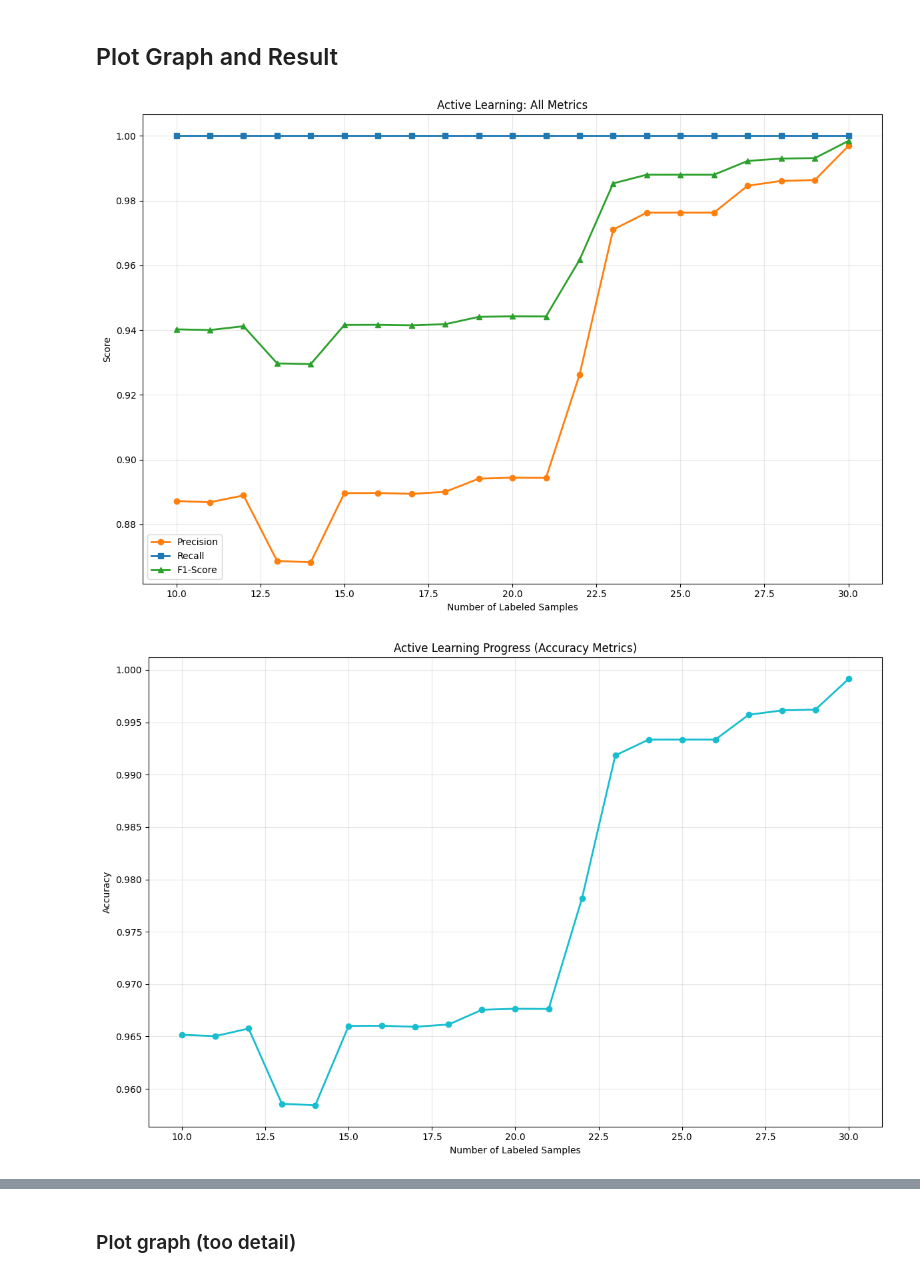
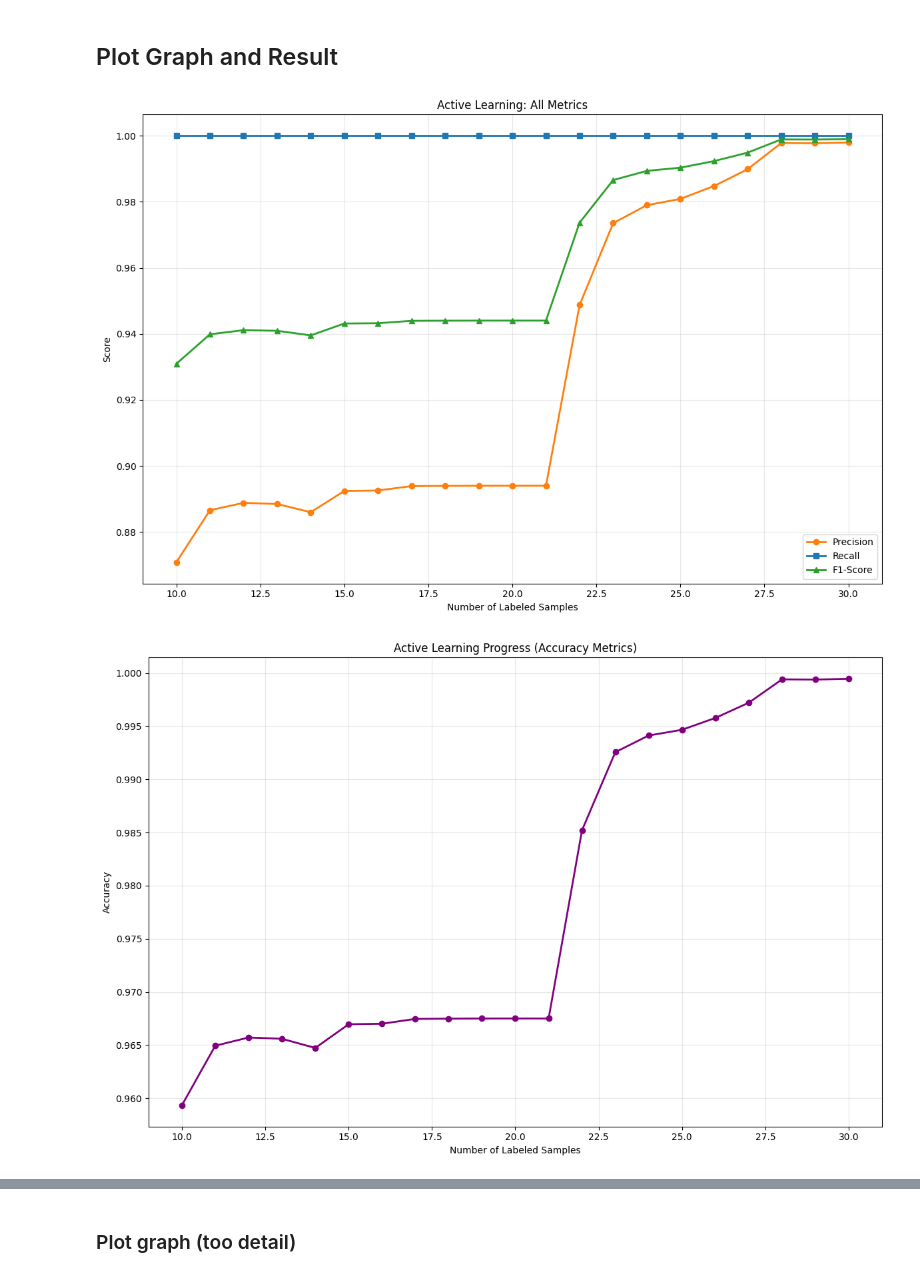
Before and after one commit to natthapong2100/demographic-linkage-active-learning, a Jupyter notebook: code-modal-clean500k.ipynb, the cells around one changed output, grey strips where cells are left out. Saved outputs shown, nothing was run; the diff lists cells and outputs as text; code cells hidden in the pictures.

Commit message:
modAL with showing uncertainty

```diff
--- a/code-modal-clean500k.ipynb
+++ b/code-modal-clean500k.ipynb
@@ -1084,7 +1081,7 @@ print("Initializing Active Learner...")
 
 # Use Random Forest as base estimator
 rf_al = RandomForestClassifier(
-    n_estimators=100,
+    n_estimators=300,
     max_depth=10,
     min_samples_split=4,
     min_samples_leaf=2,
@@ -1156,7 +1153,6 @@ Initial performance (with 10 samples):
 - we do another 20 loop iterations
 - 1 loop per 1 data point
 # %%
-
 # Active learning iterations
 for iteration in range(n_queries):
     print(f"\nIteration {iteration + 1}/{n_queries}")
@@ -1169,6 +1165,12 @@ for iteration in range(n_queries):
 
     # Query the most uncertain sample
     query_idx, query_instance = learner.query(X_unlabeled, n_instances=1)
+
+    # Get model's prediction probability BEFORE teaching
+    pred_proba = learner.predict_proba(query_instance.reshape(1, -1))[0]
+    uncertainty = 1 - np.max(pred_proba)  # Uncertainty measure
+    match_probability = pred_proba[1] * 100  # Probability of match (class 1) as percentage
+    no_match_probability = pred_proba[0] * 100  # Probability of no match (class 0) as percentage
 
     # Get the true label for the queried sample (simulate human labeling)
     true_label = y_unlabeled_true[query_idx[0]]
@@ -1196,10 +1198,13 @@ for iteration in range(n_queries):
     al_results['test_f1'].append(current_f1)
     al_results['pool_size'].append(len(X_unlabeled))
 
-    # Print progress
+    # Enhanced progress display with uncertainty and probabilities
     print(f"Labeled samples: {current_labeled}")
     print(f"Pool remaining: {len(X_unlabeled)}")
-    print(f"Queried label: {true_label}")
+    print(f"Queried label: {true_label} {'(MATCH)' if true_label == 1 else '(NO MATCH)'}")
+    print(f"Model uncertainty: {uncertainty:.4f}")
+    print(f"Match probability: {match_probability:.2f}%")
+    print(f"No-match probability: {no_match_probability:.2f}%")
     print(f"Current F1: {current_f1:.4f}")
 
 print("\nActive Learning completed!")
@@ -1257,7 +1262,7 @@ plt.figure(figsize=(12, 8))
 # Plot 3: Accuracy vs Number of Labeled Samples
 # Directly use plt.plot, plt.xlabel, etc., for this subplot
 plt.plot(al_results['n_labeled'], al_results['test_accuracy'],
-                marker='o', linewidth=2, markersize=6, color='#17BECF') # Teal
+                marker='o', linewidth=2, markersize=6, color='purple') # Teal
 plt.xlabel('Number of Labeled Samples')
 plt.ylabel('Accuracy')
 plt.title('Active Learning Progress (Accuracy Metrics)')
@@ -1266,35 +1271,35 @@ plt.grid(True, alpha=0.3)
 # Adjust layout to prevent overlapping titles/labels
 plt.tight_layout()
 plt.show()
 
 
 # %%
 # Summary of Active Learning Results
 print(f"\nActive Learning Summary:")
 print("=" * 30)
 print(f"Initial labeled samples: {al_results['n_labeled'][0]}")
 print(f"Final labeled samples: {al_results['n_labeled'][-1]}")
 print(f"Total queries made: {len(al_results['n_labeled']) - 1}")
 
 print(f"\nPerformance Improvement:")
 print(f"Initial F1-Score: {al_results['test_f1'][0]:.4f}")
 print(f"Final F1-Score: {al_results['test_f1'][-1]:.4f}")
 print(f"F1 Improvement: {al_results['test_f1'][-1] - al_results['test_f1'][0]:.4f}")
 
 print(f"\nFinal Performance:")
 print(f"Precision: {al_results['test_precision'][-1]:.4f}")
 print(f"Recall: {al_results['test_recall'][-1]:.4f}")
 print(f"F1-Score: {al_results['test_f1'][-1]:.4f}")
 print(f"Accuracy: {al_results['test_accuracy'][-1]:.4f}")
 
 # %%
 # Create results dataframe for analysis
 al_results_df = pd.DataFrame(al_results)
 print(f"\nActive Learning Progress Table:")
 print(al_results_df.to_string(index=False))
 # %% [output]
-[figure, old version]
+[figure, new version]
-[figure, old version]
+[figure, new version]
 Active Learning Summary:
 ==============================
 Initial labeled samples: 10
```
Also changed, not shown: parts of 9 cells of this notebook.
